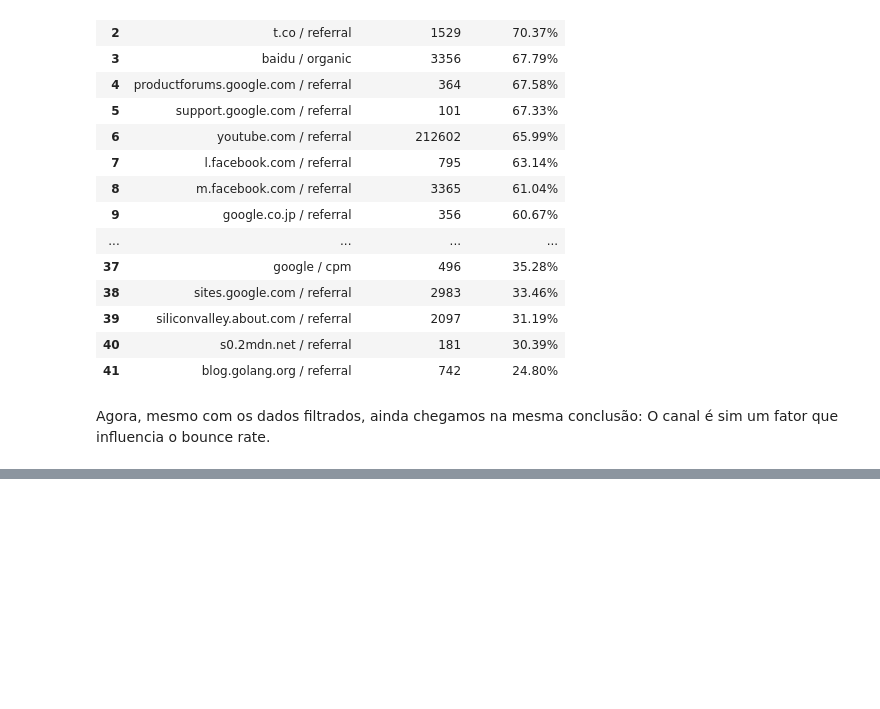
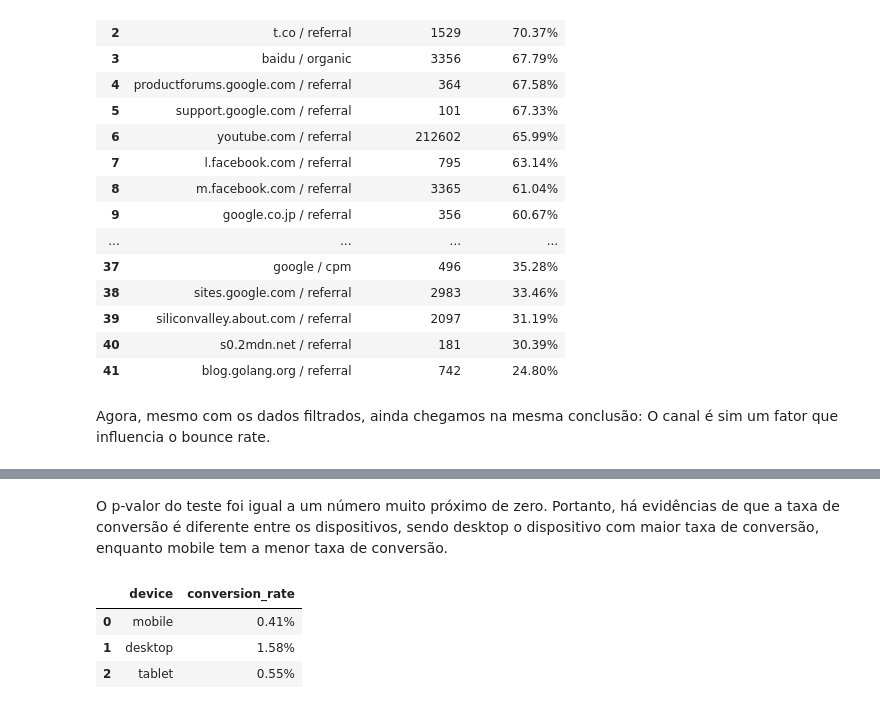
Before and after one commit to ArthurGontijo/teste_etus, a Jupyter notebook: questao_1/analise.ipynb, the cells around one changed output, grey strips where cells are left out. Cells and saved outputs as stored; diff of their text form; code cells hidden in the pictures; blank space fills up the shorter version.

```diff
--- a/questao_1/analise.ipynb
+++ b/questao_1/analise.ipynb
@@ -383,0 +417,18 @@ Agora, mesmo com os dados filtrados, ainda chegamos na mesma conclusão: O canal
+# %% [markdown]
+O p-valor do teste foi igual a um número muito próximo de zero. Portanto, há evidências de que a taxa de conversão é diferente entre os dispositivos, sendo desktop o dispositivo com maior taxa de conversão, enquanto mobile tem a menor taxa de conversão.
+# %%
+convertion_df['conversion_rate'] = (
+    convertion_df['conversions'] / (convertion_df['conversions'] + convertion_df['non_conversions'])
+) * 100
+
+conversion_rate_table = convertion_df[['device', 'conversion_rate']].set_index('device')
+conversion_rate_table = conversion_rate_table.round(2)
+conversion_rate_table = conversion_rate_table.round(2)
+conversion_rate_table['conversion_rate'] = conversion_rate_table['conversion_rate'].astype(str) + '%'
+
+display(conversion_rate_table.reset_index())
+# %% [output]
+|  | device | conversion_rate |
+| 0 | mobile | 0.41% |
+| 1 | desktop | 1.58% |
+| 2 | tablet | 0.55% |
```
Also changed, not shown: parts of 5 cells of this notebook.
